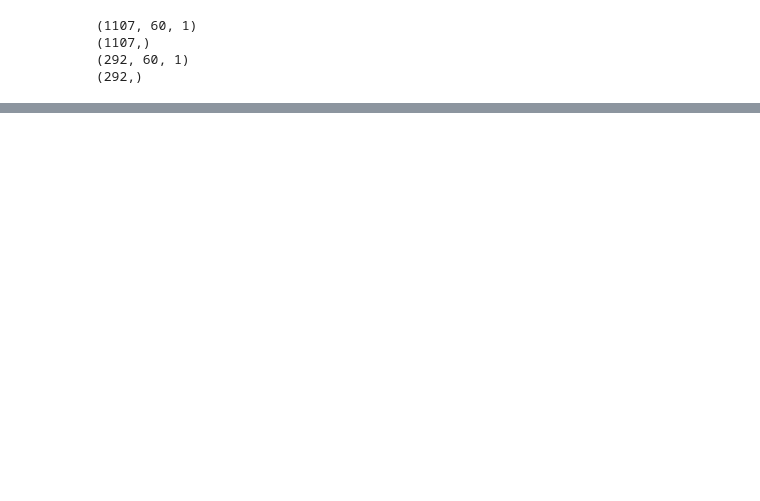
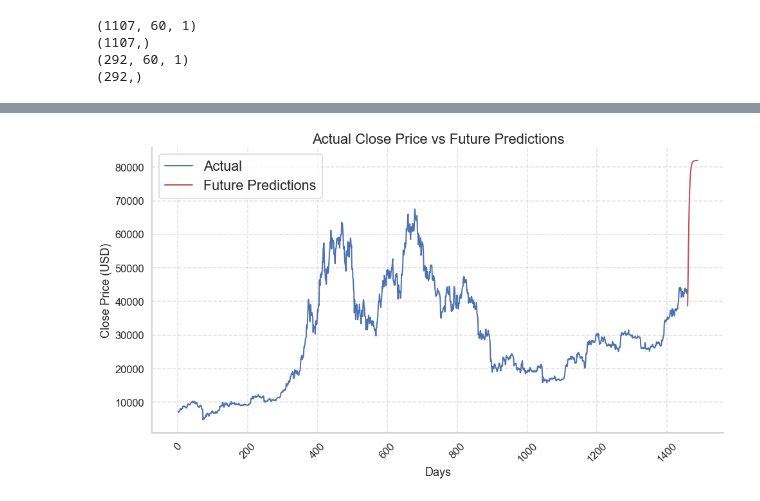
Before and after one commit to lucasvoltera/bitcoin-price-prediction, a Jupyter notebook: forecasting.ipynb, the cells around one changed output, grey strips where cells are left out. Drawn from its saved outputs; the diff is of its cells as text; code cells hidden in the pictures; blank space fills up the shorter version.

```diff
--- a/forecasting.ipynb
+++ b/forecasting.ipynb
@@ -550,0 +556,50 @@ plot_predictions(df, train_len, predictions)
+# %%
+
+# Create a function to visualize the future predictions of the model.
+def visualize_future_predictions(actual_values, future_predictions):
+    """
+    Visualize the future predictions of the model.
+
+    :param actual_values: Actual values of the coin.
+    :param future_predictions: Predictions on the future values of the coin.
+    :return: None
+    """
+    # Set Seaborn style
+    sns.set(style="whitegrid", context="talk")
+
+    # Create a figure and axes
+    fig, ax = plt.subplots(figsize=(14, 8))
+
+    # Plot the actual values
+    sns.lineplot(x=range(1, len(actual_values) + 1), y=actual_values, ax=ax, linewidth=2, color='b', label="Actual")
+
+    # Plot the future predictions
+    sns.lineplot(x=range(len(actual_values), len(actual_values) + len(future_predictions)), y=future_predictions, ax=ax, linewidth=2,
+                 color='r', label="Future Predictions")
+
+    # Set title and labels
+    plt.title("Actual Close Price vs Future Predictions", fontsize=22)
+    plt.xlabel("Days", fontsize=18)
+    plt.ylabel("Close Price (USD)", fontsize=18)
+
+    # Rotate x-axis labels for better readability
+    plt.xticks(rotation=45)
+
+    # Add grid for better readability
+    plt.grid(True, linestyle='--', alpha=0.6)
+
+    # Add legend
+    plt.legend(loc='upper left', fontsize='large')
+
+    # Remove spines (top and right borders) for aesthetics
+    sns.despine()
+
+    # Display the plot
+    plt.tight_layout()
+    plt.show()
+
+# Example usage:
+actual_values = df["Close"]
+visualize_future_predictions(actual_values, future_predictions)
+# %% [output]
+[figure, added]
```
Also changed, not shown: parts of 9 cells of this notebook, 1 other file.
